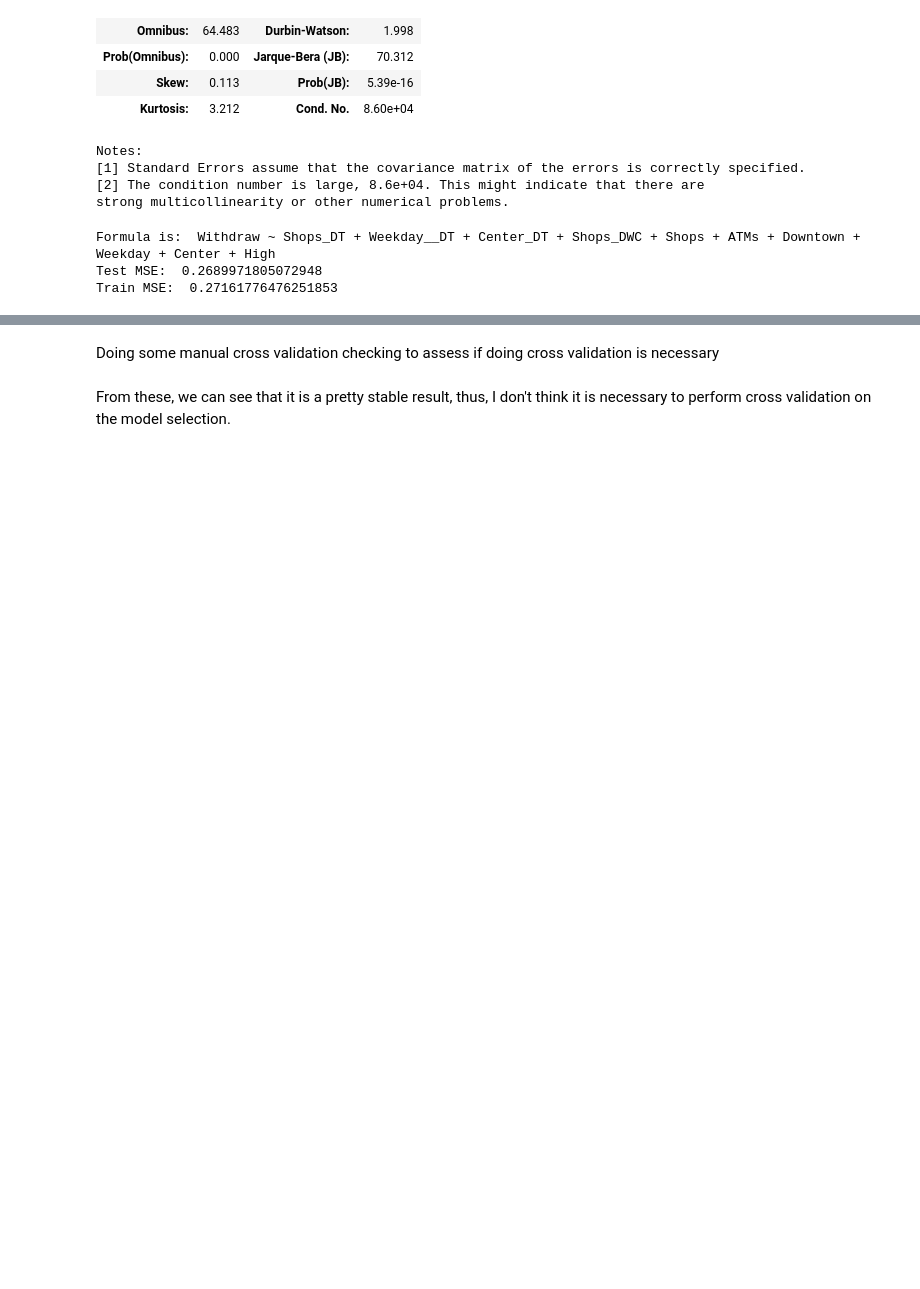
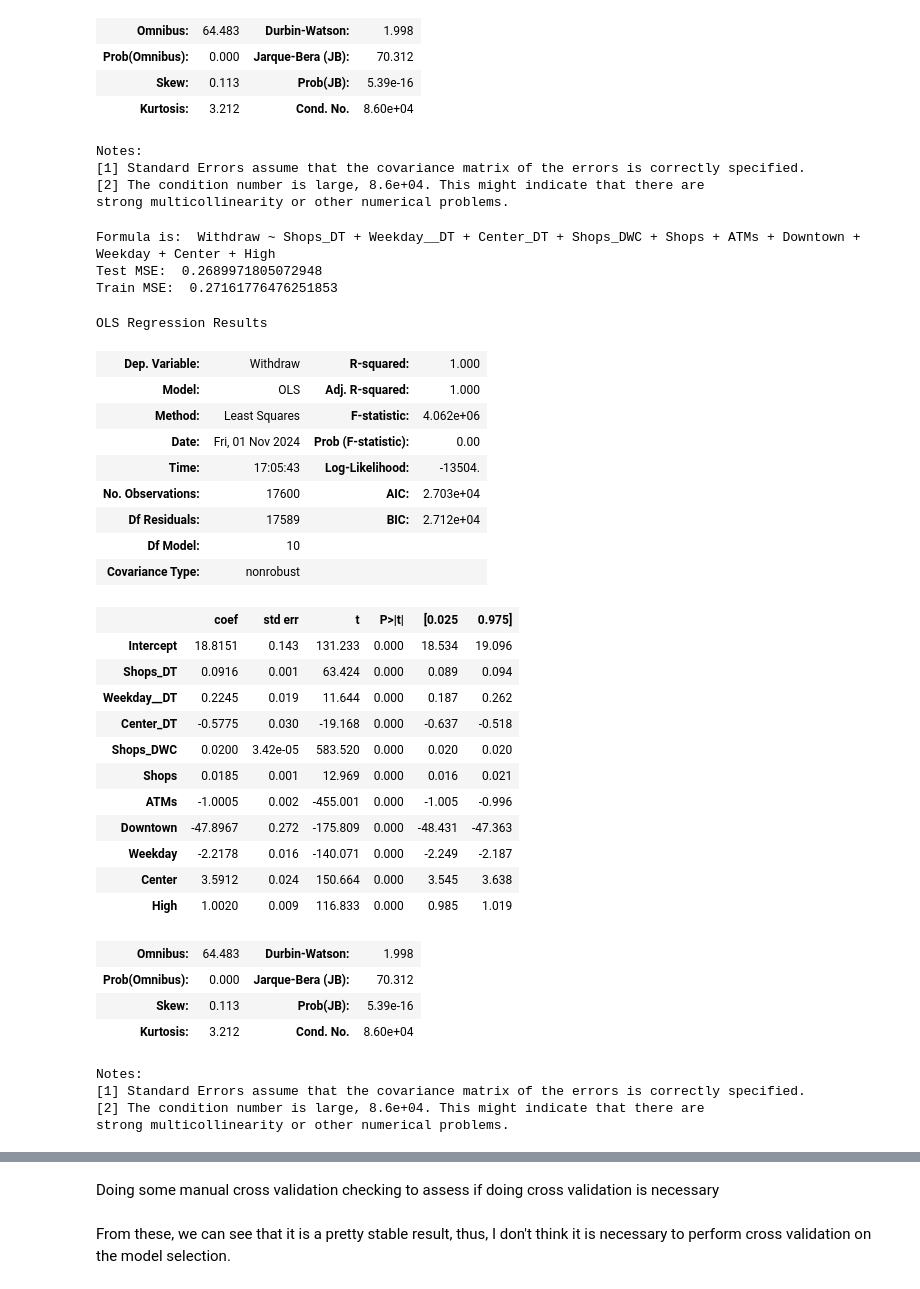
Before and after one commit to ekg-21/econ3203_Y, a Jupyter notebook: Model_Attempts/3_2.no_scaling.ipynb, the cells around one changed output, grey strips where cells are left out. Cells and saved outputs as stored; diff of their text form; code cells hidden in the pictures; blank space fills up the shorter version.

```diff
--- a/Model_Attempts/3_2.no_scaling.ipynb
+++ b/Model_Attempts/3_2.no_scaling.ipynb
@@ -313,13 +305,43 @@ Notes:
 strong multicollinearity or other numerical problems.
 # %%
 # Test MSE Best Model
-
+best_model_test_mse = "Withdraw ~ Shops_DT + Weekday__DT + Center_DT + Shops_DWC + Shops + ATMs + Downtown + Weekday + Center + High"
 model = ols(best_model_test_mse, data=train).fit()
 print("Formula is: ", best_model_test_mse)
 print("Test MSE: ", comp_mse(model, test))
 print("Train MSE: ", comp_mse(model, train))
-# model.summary()
+model.summary()
 # %% [output]
 Formula is:  Withdraw ~ Shops_DT + Weekday__DT + Center_DT + Shops_DWC + Shops + ATMs + Downtown + Weekday + Center + High
 Test MSE:  0.2689971805072948
 Train MSE:  0.27161776476251853
+OLS Regression Results
+| Dep. Variable: | Withdraw | R-squared: | 1.000 |
+| Model: | OLS | Adj. R-squared: | 1.000 |
+| Method: | Least Squares | F-statistic: | 4.062e+06 |
+| Date: | Fri, 01 Nov 2024 | Prob (F-statistic): | 0.00 |
+| Time: | 17:05:43 | Log-Likelihood: | -13504. |
+| No. Observations: | 17600 | AIC: | 2.703e+04 |
+| Df Residuals: | 17589 | BIC: | 2.712e+04 |
+| Df Model: | 10 |  |  |
+| Covariance Type: | nonrobust |  |  |
+|  | coef | std err | t | P>|t| | [0.025 | 0.975] |
+| Intercept | 18.8151 | 0.143 | 131.233 | 0.000 | 18.534 | 19.096 |
+| Shops_DT | 0.0916 | 0.001 | 63.424 | 0.000 | 0.089 | 0.094 |
+| Weekday__DT | 0.2245 | 0.019 | 11.644 | 0.000 | 0.187 | 0.262 |
+| Center_DT | -0.5775 | 0.030 | -19.168 | 0.000 | -0.637 | -0.518 |
+| Shops_DWC | 0.0200 | 3.42e-05 | 583.520 | 0.000 | 0.020 | 0.020 |
+| Shops | 0.0185 | 0.001 | 12.969 | 0.000 | 0.016 | 0.021 |
+| ATMs | -1.0005 | 0.002 | -455.001 | 0.000 | -1.005 | -0.996 |
+| Downtown | -47.8967 | 0.272 | -175.809 | 0.000 | -48.431 | -47.363 |
+| Weekday | -2.2178 | 0.016 | -140.071 | 0.000 | -2.249 | -2.187 |
+| Center | 3.5912 | 0.024 | 150.664 | 0.000 | 3.545 | 3.638 |
+| High | 1.0020 | 0.009 | 116.833 | 0.000 | 0.985 | 1.019 |
+| Omnibus: | 64.483 | Durbin-Watson: | 1.998 |
+| Prob(Omnibus): | 0.000 | Jarque-Bera (JB): | 70.312 |
+| Skew: | 0.113 | Prob(JB): | 5.39e-16 |
+| Kurtosis: | 3.212 | Cond. No. | 8.60e+04 |
+Notes:
+[1] Standard Errors assume that the covariance matrix of the errors is correctly specified.
+[2] The condition number is large, 8.6e+04. This might indicate that there are
+strong multicollinearity or other numerical problems.
```
Also changed, not shown: parts of 4 cells of this notebook.
